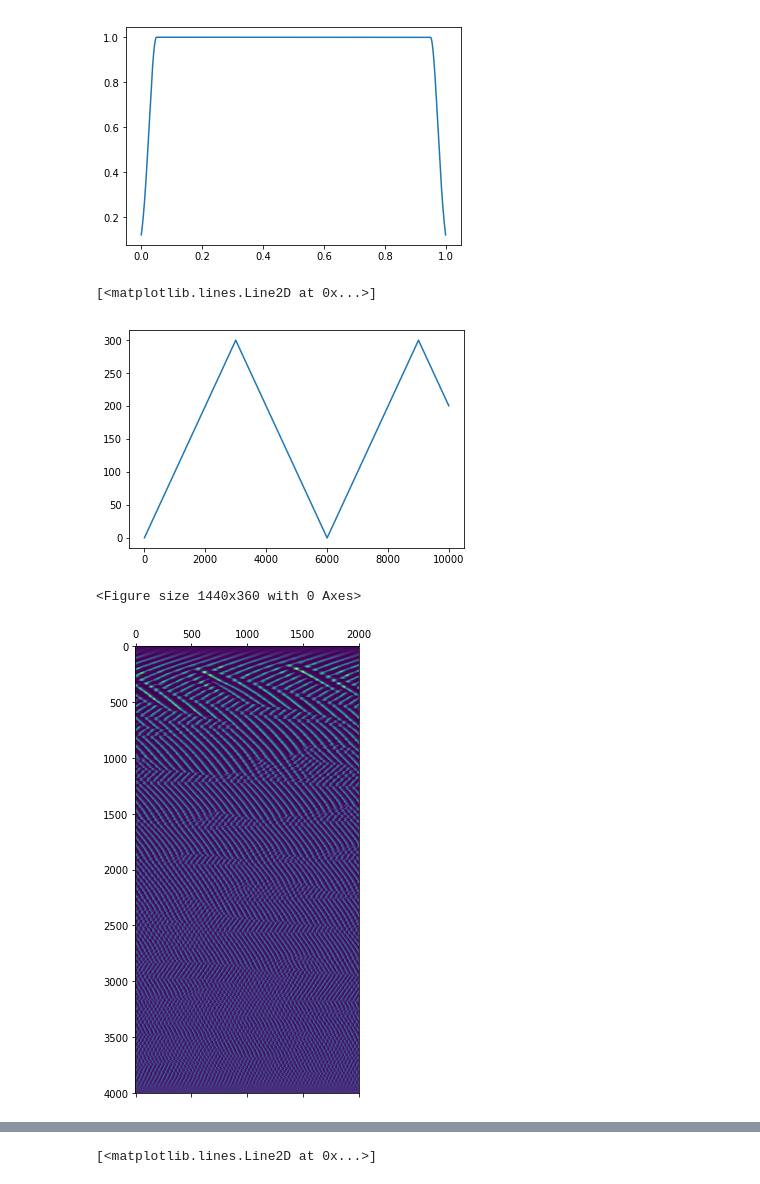
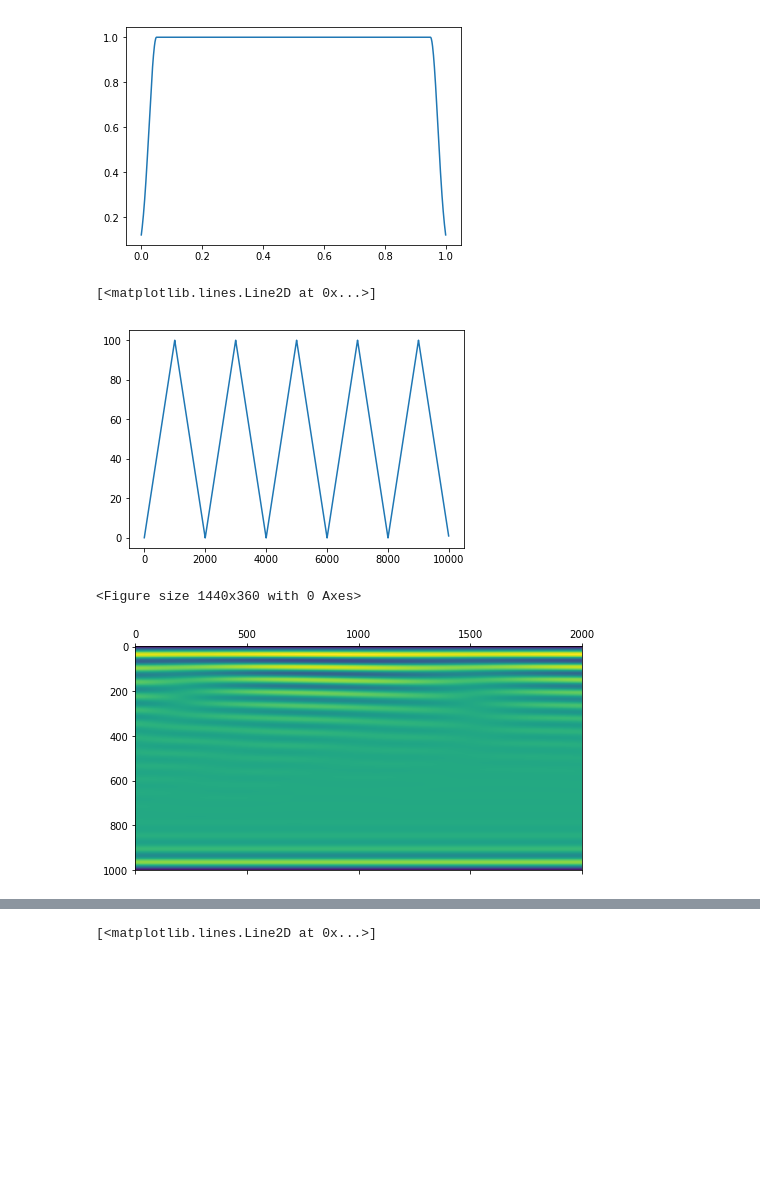
Before and after one commit to mirkoklukas/htmresearch, a Jupyter notebook: projects/gridcells/jupyter/CAN/1d CAN - with place code-Copy1.ipynb, the cells around one changed output, grey strips where cells are left out. Drawn from its saved outputs; the diff is of its cells as text; code cells hidden in the pictures; blank space fills up the shorter version.

```diff
--- a/projects/gridcells/jupyter/CAN/1d CAN - with place code-Copy1.ipynb
+++ b/projects/gridcells/jupyter/CAN/1d CAN - with place code-Copy1.ipynb
@@ -13,8 +13,8 @@ from htmresearch.support.cans.basic_dynamics import *
 # %%
 
 
-r = 300.
-n = 4000
+r = 100.
+n = 1000
 m = 200
 
 X = np.linspace(0.,r, num=n)
@@ -26,11 +26,11 @@ for i in range(n):
             D[i,j] = np.absolute(X[i] - X[j])
 
 
-J = mexican_hat
+# J = mexican_hat
 # W = create_W(J, D, normalize=True)
 
-# J = W_zero
-W_rec = create_recurrent_weights(J, D, normalize=False)
+J = W_zero
+W_rec = 100.* create_recurrent_weights(J, D, normalize=False)
 
 
 
@@ -50,7 +50,7 @@ plt.show()
 # %%
 print r
-max_boost = r*2.
-min_boost = 5.
+max_boost = 20.
+min_boost = 10.
 
 # boost_mask = (max_boost - min_boost)*np.linspace(0.,1.,num=n)**2 + min_boost
 boost_mask = (max_boost - min_boost)*np.linspace(0.,1.,num=n) + min_boost
@@ -96,7 +96,7 @@ for t in range(T):
 plt.plot(trail)
 # %% [output]
 [<matplotlib.lines.Line2D at 0x...>]
-[figure, old version]
+[figure, new version]
 # %%
 np.seterr(invalid='raise')
 
@@ -105,52 +105,59 @@ eta = 0.001
 
 
 S    = np.zeros((T,n))
-S[0] = np.random.sample(n)*0.001
+S[0] = np.random.sample(n)*0.1
 
 boost = np.zeros(n)
 s_avg = np.zeros(n)
 x_avg = np.zeros(m)
 
-
+dt  = 0.001
+tau = 0.03
+assert(dt < tau)
 
 for t in range(1,T):
     tonic = 0.005
-#     tonic = 1.
+#     tonic = 5.
     s = S[t-1]
     x = np.zeros(m)
 #     x = X[t]
     b = np.dot(W_fwrd, x) + tonic + boost_mask*boost
+#     b = np.dot(W_fwrd, x) + tonic
 
-    s_   = evolve(W_rec, b, s, A)
+    s_   = evolve(W_rec, b, s, A, dt, tau)
+
+#     s_ = np.minimum(s_, 5.)
+
+#     if np.sum(s_**2) >0:
+#         s_ = s_/np.sqrt(np.sum(s_**2))
+
     S[t] = s_
 
 
     alpha_boost = 0.01
     boost = (1. - alpha_boost)*boost - alpha_boost*(s_ - np.mean(s_))
 #     boost = boost - (s_ - np.mean(s_))
 
 
-    alpha_x = 0.9
-    alpha_s = 0.8
-
-
+#     alpha_x = 0.9
+#     alpha_s = 0.8
 #     dW_fwrd  = eta*( np.outer(s_, x) - np.outer(s_avg, x_avg) )
 
 #     x_avg = (1. - alpha_x)*x_avg + alpha_x*x
 #     s_avg = (1. - alpha_s)*s_avg + alpha_s*s_
 
 
 #     W_fwrd   = 0.9999*W_fwrd + dW_fwrd
 #     W_fwrd  += dW_fwrd
 #     W_fwrd   = np.maximum(W_fwrd, 0.)
 
 
 plt.figure(figsize=(20,5))
 plt.matshow(S[-2000:].T)
 plt.show()
 # %% [output]
 <Figure size 1440x360 with 0 Axes>
-[figure, old version]
+[figure, new version]
 # %%
 plt.figure(figsize=(30,20))
 plt.matshow(S[0:].T, cmap="jet")
```
Also changed, not shown: parts of 9 cells of this notebook, 2 other files.
